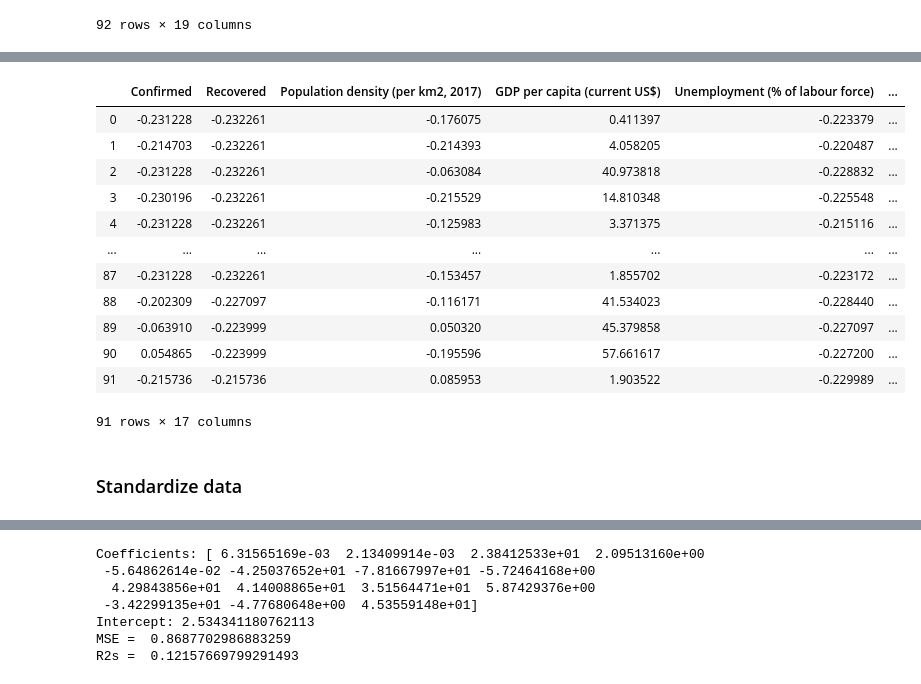
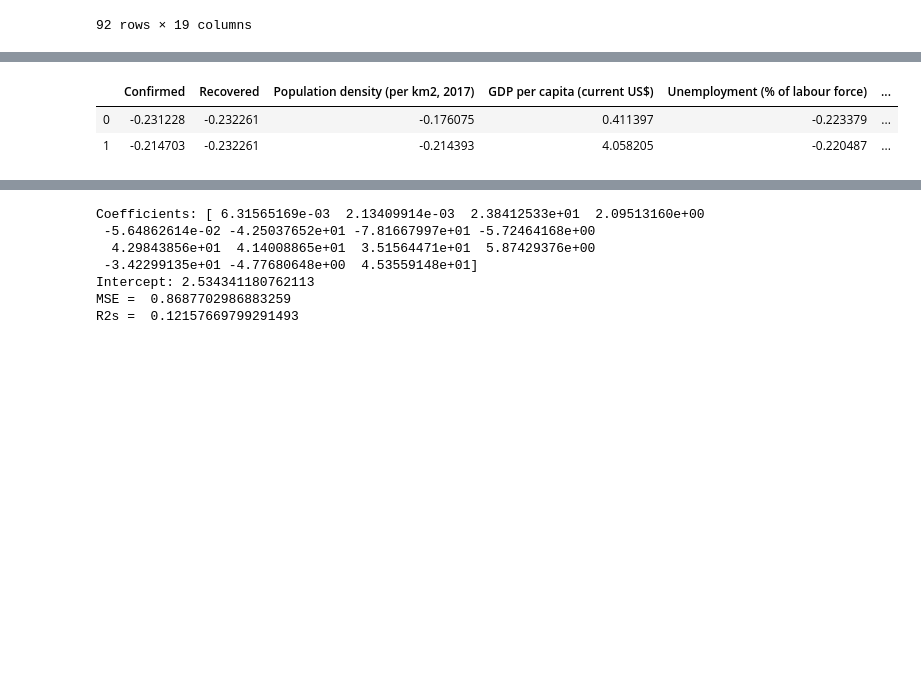
Before and after one commit to Yooru6/Corona-Virus, a Jupyter notebook: Corona_Data_Analysis.ipynb, the cells around one changed output, grey strips where cells are left out. Cells and saved outputs as stored; diff of their text form; code cells hidden in the pictures; blank space fills up the shorter version.

```diff
--- a/Corona_Data_Analysis.ipynb
+++ b/Corona_Data_Analysis.ipynb
@@ -836,18 +846,6 @@ XX
 # %%
-scaled_values
+scaled_values.head(2)
 # %% [output]
 |  | Confirmed | Recovered | Population density (per km2, 2017) | GDP per capita (current US$) | Unemployment (% of labour force) | ... |
 | 0 | -0.231228 | -0.232261 | -0.176075 | 0.411397 | -0.223379 | ... |
 | 1 | -0.214703 | -0.232261 | -0.214393 | 4.058205 | -0.220487 | ... |
-| 2 | -0.231228 | -0.232261 | -0.063084 | 40.973818 | -0.228832 | ... |
-| 3 | -0.230196 | -0.232261 | -0.215529 | 14.810348 | -0.225548 | ... |
-| 4 | -0.231228 | -0.232261 | -0.125983 | 3.371375 | -0.215116 | ... |
-| ... | ... | ... | ... | ... | ... | ... |
-| 87 | -0.231228 | -0.232261 | -0.153457 | 1.855702 | -0.223172 | ... |
-| 88 | -0.202309 | -0.227097 | -0.116171 | 41.534023 | -0.228440 | ... |
-| 89 | -0.063910 | -0.223999 | 0.050320 | 45.379858 | -0.227097 | ... |
-| 90 | 0.054865 | -0.223999 | -0.195596 | 57.661617 | -0.227200 | ... |
-| 91 | -0.215736 | -0.215736 | 0.085953 | 1.903522 | -0.229989 | ... |
-91 rows × 17 columns
-# %% [markdown]
-### Standardize data
```
Also changed, not shown: parts of 52 cells of this notebook, 1 other file.
